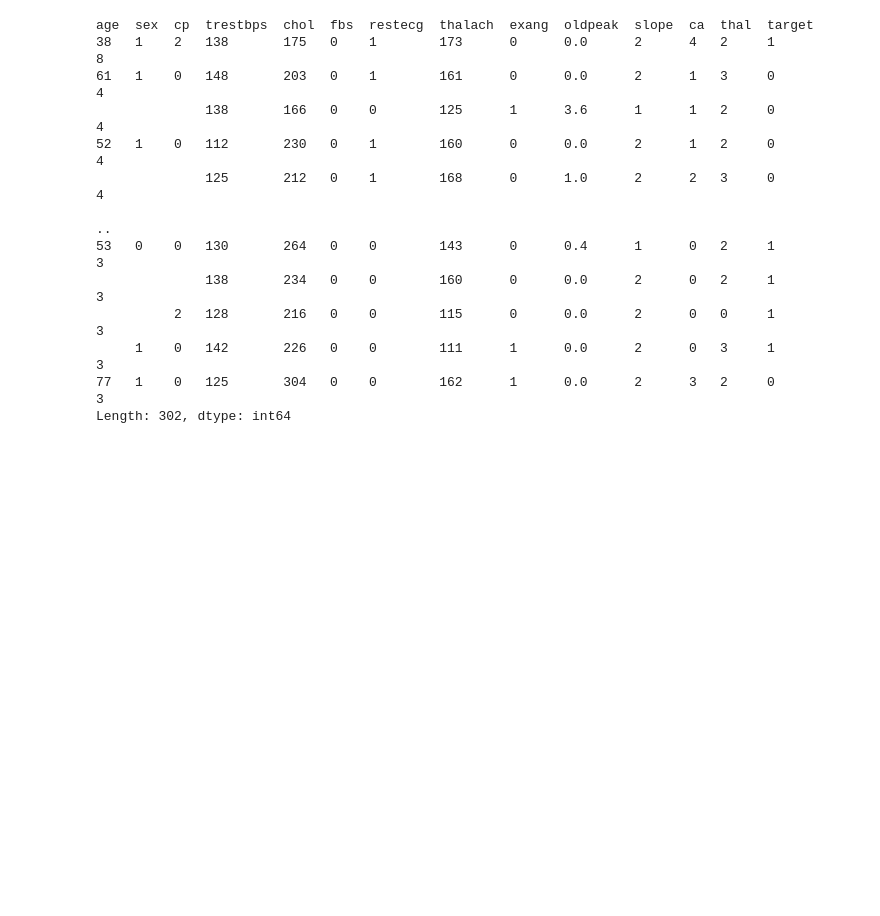
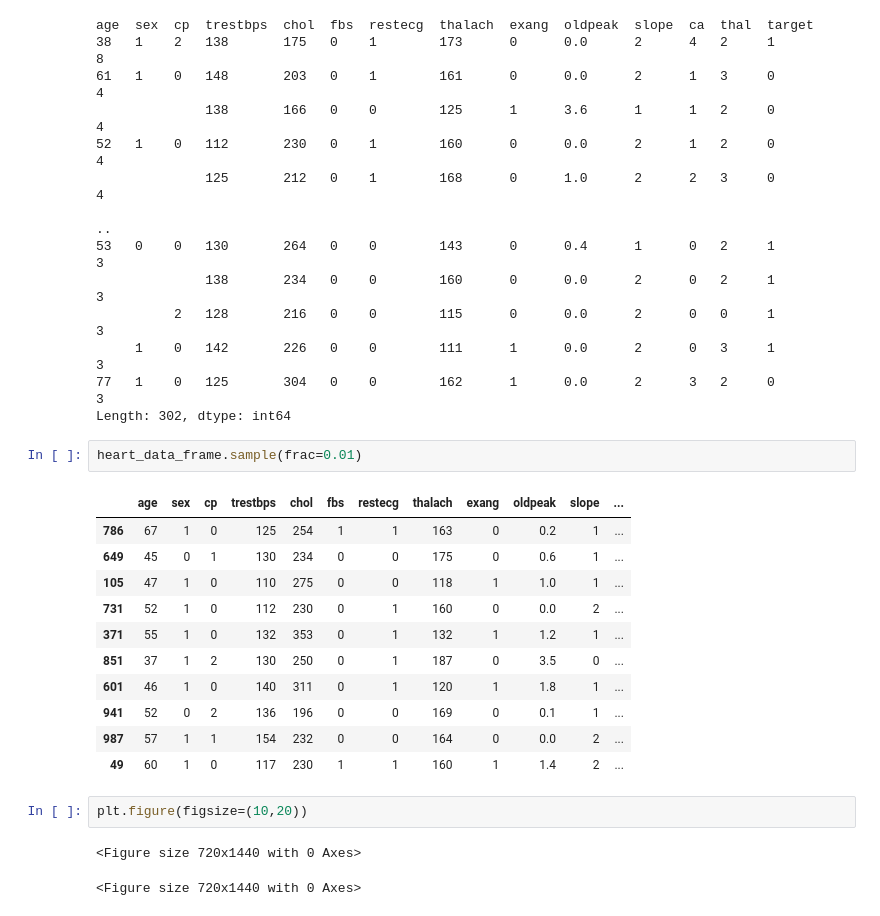
Before and after one commit to USMANKHALID-GH/MachineLearning, a Jupyter notebook: heartDiseases.ipynb, the cells around one changed output. Cells and saved outputs as stored; diff of their text form; blank space fills up the shorter version.

```diff
--- a/heartDiseases.ipynb
+++ b/heartDiseases.ipynb
@@ -59,3 +65,22 @@ age  sex  cp  trestbps  chol  fbs  restecg  thalach  exang  oldpeak  slope  ca
      1    0   142       226   0    0        111      1      0.0      2      0   3     1         3
 77   1    0   125       304   0    0        162      1      0.0      2      3   2     0         3
 Length: 302, dtype: int64
+# %%
+heart_data_frame.sample(frac=0.01)
+# %% [output]
+|  | age | sex | cp | trestbps | chol | fbs | restecg | thalach | exang | oldpeak | slope | ... |
+| 786 | 67 | 1 | 0 | 125 | 254 | 1 | 1 | 163 | 0 | 0.2 | 1 | ... |
+| 649 | 45 | 0 | 1 | 130 | 234 | 0 | 0 | 175 | 0 | 0.6 | 1 | ... |
+| 105 | 47 | 1 | 0 | 110 | 275 | 0 | 0 | 118 | 1 | 1.0 | 1 | ... |
+| 731 | 52 | 1 | 0 | 112 | 230 | 0 | 1 | 160 | 0 | 0.0 | 2 | ... |
+| 371 | 55 | 1 | 0 | 132 | 353 | 0 | 1 | 132 | 1 | 1.2 | 1 | ... |
+| 851 | 37 | 1 | 2 | 130 | 250 | 0 | 1 | 187 | 0 | 3.5 | 0 | ... |
+| 601 | 46 | 1 | 0 | 140 | 311 | 0 | 1 | 120 | 1 | 1.8 | 1 | ... |
+| 941 | 52 | 0 | 2 | 136 | 196 | 0 | 0 | 169 | 0 | 0.1 | 1 | ... |
+| 987 | 57 | 1 | 1 | 154 | 232 | 0 | 0 | 164 | 0 | 0.0 | 2 | ... |
+| 49 | 60 | 1 | 0 | 117 | 230 | 1 | 1 | 160 | 1 | 1.4 | 2 | ... |
+# %%
+plt.figure(figsize=(10,20))
+# %% [output]
+<Figure size 720x1440 with 0 Axes>
+<Figure size 720x1440 with 0 Axes>
```
Also changed, not shown: parts of 8 cells of this notebook.
